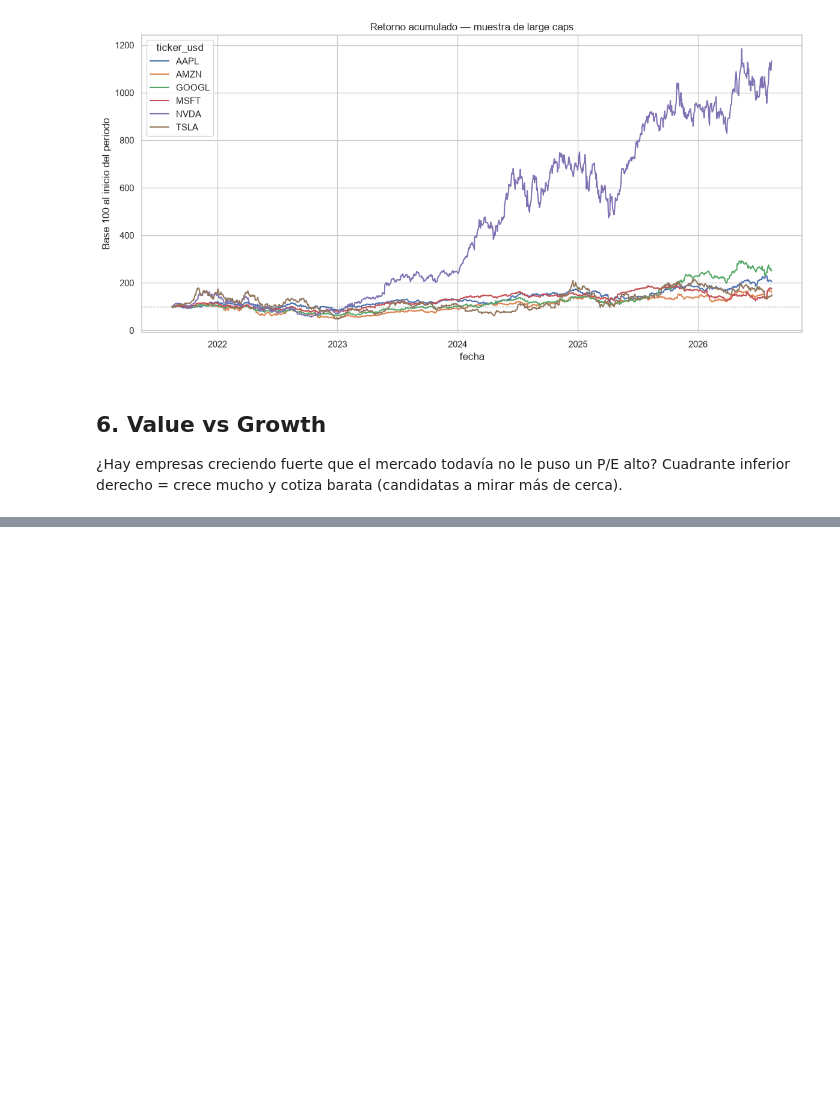
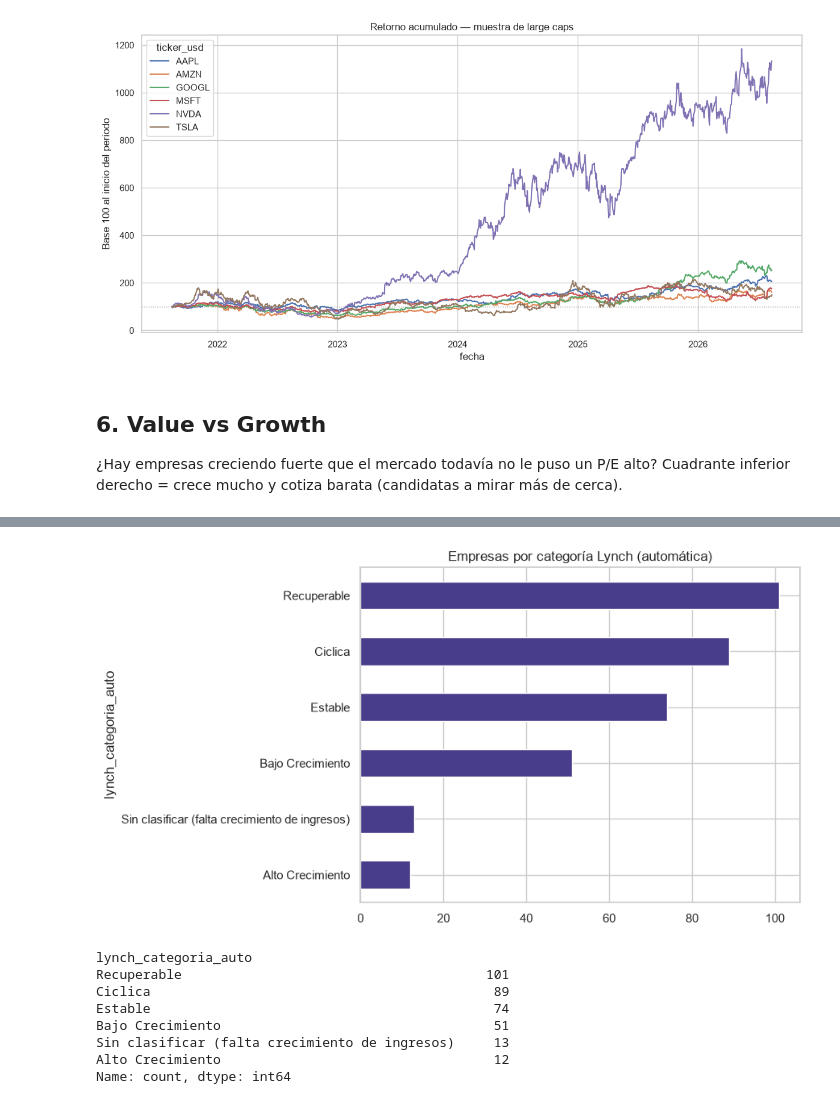
Before and after one commit to esfer98/cedears-data-pipeline, a Jupyter notebook: notebooks/eda_cedears.ipynb, the cells around one changed output, grey strips where cells are left out. Saved outputs shown, nothing was run; the diff lists cells and outputs as text; code cells hidden in the pictures; blank space fills up the shorter version.

```diff
--- a/notebooks/eda_cedears.ipynb
+++ b/notebooks/eda_cedears.ipynb
@@ -312,0 +322,21 @@ candidatas.sort_values("crecimiento_ingresos_anual_pct", ascending=False)[
+# %%
+lynch = con.execute("SELECT * FROM gold_lynch").fetchdf()
+
+fig, ax = plt.subplots(figsize=(9, 5))
+lynch["lynch_categoria_auto"].value_counts().plot(kind="barh", ax=ax, color="darkslateblue")
+ax.set_title("Empresas por categoría Lynch (automática)")
+ax.invert_yaxis()
+plt.tight_layout()
+plt.show()
+
+lynch["lynch_categoria_auto"].value_counts()
+# %% [output]
+[figure, added]
+lynch_categoria_auto
+Recuperable                                       101
+Ciclica                                            89
+Estable                                            74
+Bajo Crecimiento                                   51
+Sin clasificar (falta crecimiento de ingresos)     13
+Alto Crecimiento                                   12
+Name: count, dtype: int64
```
Also changed, not shown: parts of 5 cells of this notebook, 4 other files.
